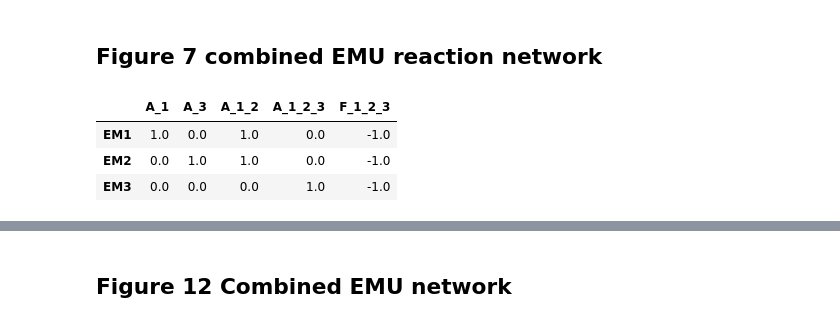
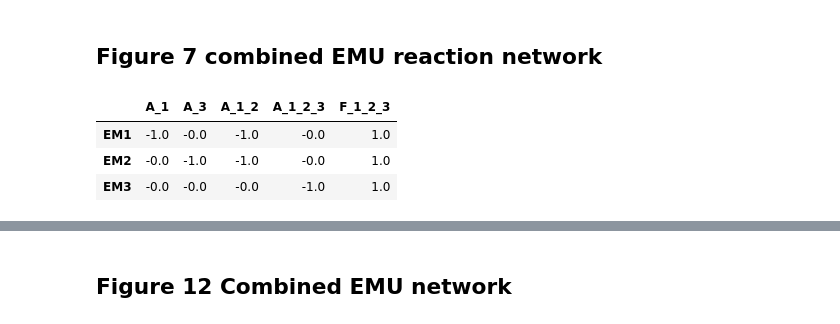
Before and after one commit to AgileBioFoundry/EMSL-Summer-School-2021-fluxomics, a Jupyter notebook: flux observability analysis.ipynb, the cells around one changed output, grey strips where cells are left out. Saved outputs shown, nothing was run; the diff lists cells and outputs as text; code cells hidden in the pictures.

```diff
--- a/flux observability analysis.ipynb
+++ b/flux observability analysis.ipynb
@@ -10,6 +10,10 @@ import numpy as np
 import scipy, sympy
 from cobra import Metabolite, Reaction, Model
 import cobra
+import sys
+sys.path.append('/Users/zuck016/Projects/src')
+from myefm import calculate_elementary_modes, calculate_minimum_cut_sets
+from d3flux import flux_map
 
 def sympy2array( sy ):
     return np.array(sy.tolist(), dtype=float)
@@ -19,10 +23,11 @@ def get_stoichiometric_matrix( network ):
                     index=[m.id for m in emu_network.metabolites],
                     columns = [r.id for r in emu_network.reactions])
 
-def EMU_basis_vectors( network, external_rxns,external_mets ):
+def EMU_basis_vectors( network, external_rxns,external_mets, output_met ):
     S = get_stoichiometric_matrix( network )
     elmos = calculate_elementary_modes( network, verbose=False)
-    return elmos[external_rxns].dot(S[external_rxns].T)[external_mets]
+    EMU_basis_vector = elmos[external_rxns].dot(S[external_rxns].T)[external_mets]
+    return EMU_basis_vector.T.divide(EMU_basis_vector[output_met]).T
 
 def get_nullspace( df ):
     basis_vectors = sympy.Matrix(S.values).nullspace()
@@ -71,7 +76,13 @@ S = get_stoichiometric_matrix( emu_network )
 rxns, mets = S.columns, S.index
 external_mets = ['A_1_2_3', 'A_1_2' ,'A_3', 'E_1_2_3']
 external_rxns = ['R6', 'R7', 'R8', 'R9']
+output_met = 'E_1_2_3'
 
-EMU_basis_vectors( emu_network, external_rxns, external_mets)
+cobra.io.save_json_model(emu_network, "figure3_combined_emu_network.json",pretty=True)
+ebv = EMU_basis_vectors( emu_network, external_rxns, external_mets, output_met)
+display(ebv)
+
+flux_map(emu_network, display_name_format=lambda x: str(x.id),
+         flux_dict={rxn.id: None for rxn in emu_network.reactions})
 # %% [output]
 |  | A_1_2_3 | A_1_2 | A_3 | E_1_2_3 |
@@ -123,37 +122,6 @@ display(pivot_vars)
 # %% [markdown]
 ## Figure 7 combined EMU reaction network
 # %%
-import pandas as pd
-import numpy as np
-import scipy, sympy
-from cobra import Metabolite, Reaction, Model
-import cobra
-
-def sympy2array( sy ):
-    return np.array(sy.tolist(), dtype=float)
-
-def get_stoichiometric_matrix( network ):
-    return pd.DataFrame(cobra.util.create_stoichiometric_matrix(network),
-                    index=[m.id for m in emu_network.metabolites],
-                    columns = [r.id for r in emu_network.reactions])
-
-def EMU_basis_vectors( network, external_rxns,external_mets ):
-    S = get_stoichiometric_matrix( network )
-    elmos = calculate_elementary_modes( network, verbose=False)
-    return elmos[external_rxns].dot(S[external_rxns].T)[external_mets]
-
-def get_nullspace( df ):
-    basis_vectors = sympy.Matrix(S.values).nullspace()
-    return pd.DataFrame(dict([('bv{}'.format(i),
-                        np.squeeze(np.array(bv.tolist(), dtype=float)))
-                        for i,bv in
-                            enumerate(basis_vectors)]),
-                        index=df.columns)
-def get_nullspace_rref( df ):
-    nullspace = get_nullspace( df )
-    rref, pivot_vars = sympy.Matrix(nullspace.values).rref()
-    return pd.DataFrame(np.array(rref.tolist(), dtype=float),
-                index= rxns), [df.columns[v] for v in pivot_vars]
 
 emu_network = Model('figure7_combined_EMU_network')
 A_1_2_3 = Metabolite('A_1_2_3')
@@ -175,34 +143,40 @@ R6 = Reaction('R6')
 R7 = Reaction('R7')
 R8 = Reaction('R8')
 R9 = Reaction('R9')
 R10 = Reaction('R10')
 R11 = Reaction('R11')
 R12 = Reaction('R12')
 
 emu_network.add_metabolites([A_1, A_1_2_3, A_1_2, A_3, B_1_2_3, B_1_2, D_1_2, E_1_2_3, F_1_2_3])
 emu_network.add_reactions([R1, R2, R3, R4, R5, R6, R7,R8, R9, R10, R11, R12])
 
 emu_network.reactions.R1.build_reaction_from_string('A_1_2_3 --> B_1_2_3')
 emu_network.reactions.R2.build_reaction_from_string('B_1_2_3 --> E_1_2_3')
 emu_network.reactions.R3.build_reaction_from_string('A_3 + D_1_2 --> B_1_2_3')
 emu_network.reactions.R4.build_reaction_from_string('B_1_2 <--> D_1_2')
 emu_network.reactions.R5.build_reaction_from_string('A_1_2 --> B_1_2')
 emu_network.reactions.R6.build_reaction_from_string('--> A_1_2_3')
 emu_network.reactions.R7.build_reaction_from_string('--> A_1_2')
 emu_network.reactions.R8.build_reaction_from_string('--> A_3')
 emu_network.reactions.R9.build_reaction_from_string('E_1_2_3 --> F_1_2_3')
 emu_network.reactions.R10.build_reaction_from_string('B_1_2 + A_1 --> E_1_2_3')
 emu_network.reactions.R11.build_reaction_from_string('F_1_2_3 -->')
 emu_network.reactions.R12.build_reaction_from_string('--> A_1')
 
 S = get_stoichiometric_matrix( emu_network )
 rxns, mets = S.columns, S.index
 external_mets = [ 'A_1','A_3', 'A_1_2', 'A_1_2_3', 'F_1_2_3']
 external_rxns = ['R6', 'R7', 'R8', 'R11', 'R12']
+output_met = 'F_1_2_3'
 
-EMU_basis_vectors( emu_network, external_rxns, external_mets)
+cobra.io.save_json_model(emu_network, "figure7_combined_emu_network.json",pretty=True)
+ebv = EMU_basis_vectors( emu_network, external_rxns, external_mets, output_met)
+display(ebv)
+
+flux_map(emu_network, display_name_format=lambda x: str(x.id),
+         flux_dict={rxn.id: None for rxn in emu_network.reactions})
 # %% [output]
 |  | A_1 | A_3 | A_1_2 | A_1_2_3 | F_1_2_3 |
-| EM1 | 1.0 | 0.0 | 1.0 | 0.0 | -1.0 |
-| EM2 | 0.0 | 1.0 | 1.0 | 0.0 | -1.0 |
-| EM3 | 0.0 | 0.0 | 0.0 | 1.0 | -1.0 |
+| EM1 | -1.0 | -0.0 | -1.0 | -0.0 | 1.0 |
+| EM2 | -0.0 | -1.0 | -1.0 | -0.0 | 1.0 |
+| EM3 | -0.0 | -0.0 | -0.0 | -1.0 | 1.0 |
```
Also changed, not shown: parts of 5 cells of this notebook, 3 other files.
